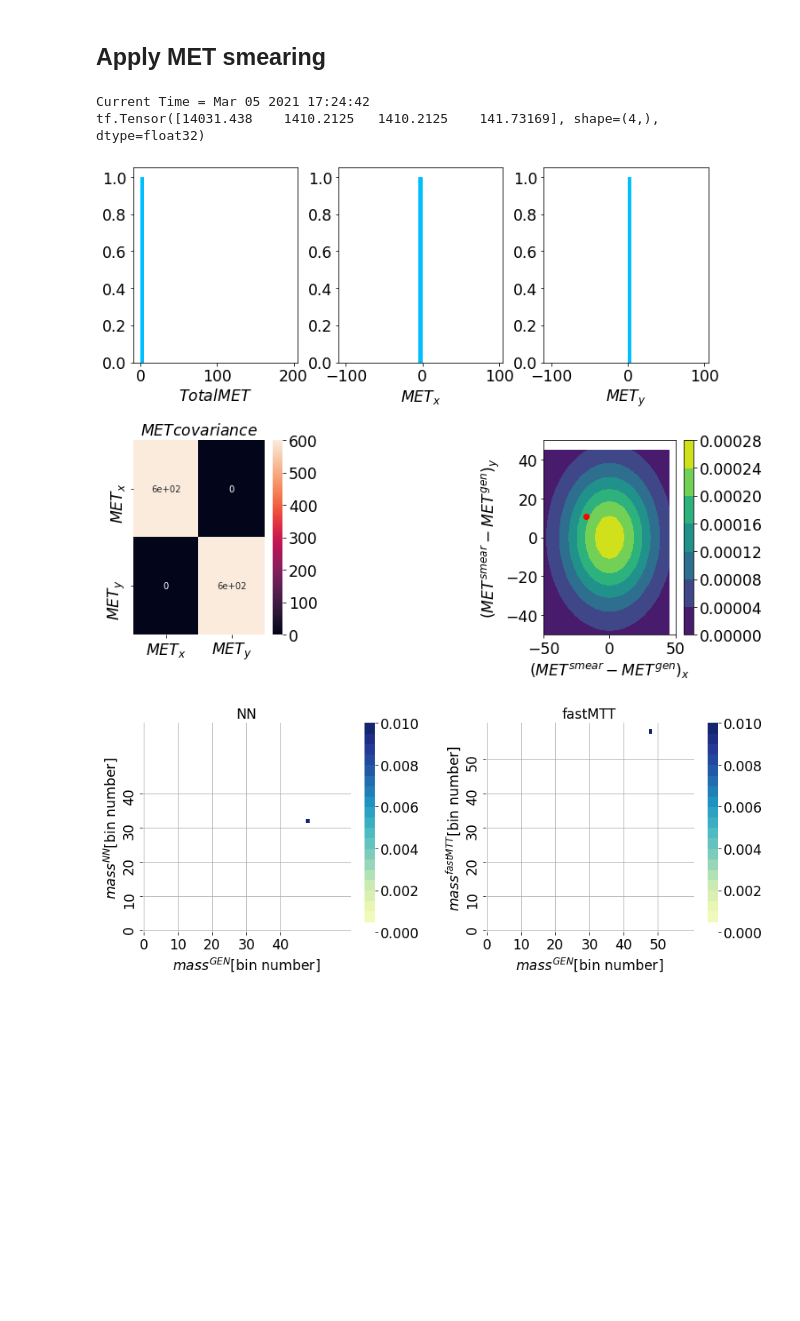
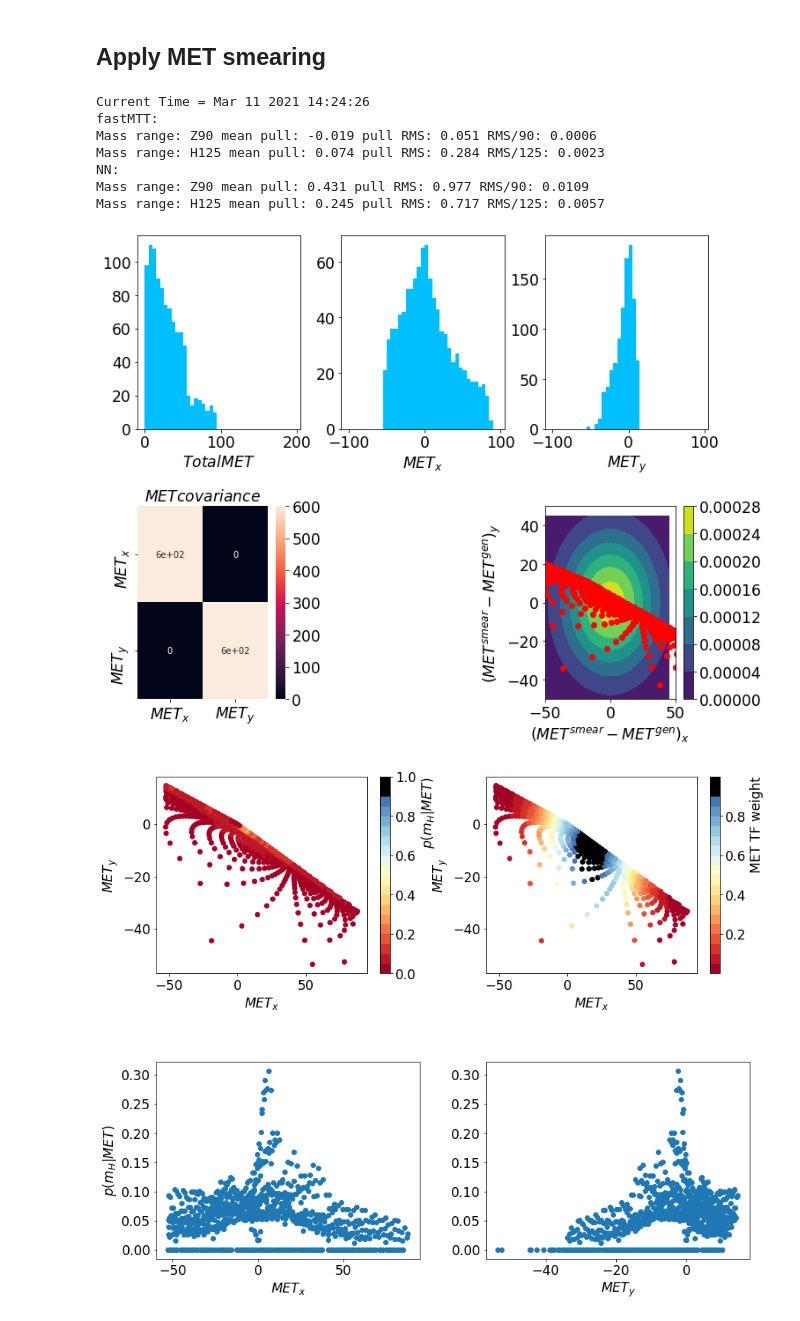
Before and after one commit to akalinow/MachineLearning, a Jupyter notebook: TauTauMass/Training_categorisation.ipynb, the cells around one changed output. Drawn from its saved outputs; the diff is of its cells as text; code cells hidden in the pictures; blank space fills up the shorter version.

Commit message:
* finish moving plotting code to separate module * finish fixing inference with MET TF. Does not give correct result.

```diff
--- a/TauTauMass/Training_categorisation.ipynb
+++ b/TauTauMass/Training_categorisation.ipynb
@@ -32,7 +32,7 @@ else:
 trainDataDir = inputDataPrefix+"/ProgrammingProjects/MachineLearning/TauTauMass/data/25_01_2021/"
 testDataDir = inputDataPrefix+"/ProgrammingProjects/MachineLearning/TauTauMass/data/29_06_2020/"
 
-massBins = tf.concat((tf.range(0.0, 300, 5, dtype=tf.float32), [300,9999.0]), axis=0)
+massBins = tf.concat((tf.range(0.0, 300, 5, dtype=tf.float32), [300,9999999.0]), axis=0)
 # %% [markdown]
 ## Use mixed precision policy: 32 bits for data, 16 bits for weights
 # %%
@@ -154,6 +180,7 @@ def getFeaturesMask():
 
 def mass2Label(tensor):
     tensor = tf.searchsorted(massBins, tensor, side='left')
+    tensor = tf.cast(tensor, tf.int32)
     return tensor
 
 def label2Mass(tensor):
@@ -204,7 +231,7 @@ def benchmark(dataset, num_epochs=2):
 def getCovariance(dataRow):
 
     covScaling = 60000.0
-    #covScaling = 1.0
+    covScaling = 100.0
     cov00 = getFeature("covMET00", dataRow)*covScaling
     cov01 = getFeature("covMET01", dataRow)
     cov10 = getFeature("covMET10", dataRow)
@@ -241,10 +268,11 @@ def generate_smeared_batch(dataRow, gridSize=10):
         decayModeColumn = tf.reshape(decayModeColumn, (gridSize*gridSize,1))
         dataRow = tf.concat([features[:,:-4], smeared_metTot, smeared_met, decayModeColumn], axis=1)
 
-        probabilityThreshold = 0.1
+        probabilityThreshold = 0.01
         gauss2D = multivariate_normal(mean=met, cov=cov)
         indices = gauss2D.pdf(smeared_met)>gauss2D.pdf(met)*probabilityThreshold
         dataRow = tf.boolean_mask(dataRow, indices, axis=0)
+        testMass = tf.boolean_mask(testMass, indices, axis=0)
 
         return dataRow, testMass
 
@@ -432,42 +441,49 @@ Mass range: H125 mean pull: 0.026 pull RMS: 0.097 RMS/125: 0.0008
 import importlib
 import plottingFunctions as plf
 importlib.reload(plf)
 
 if not runOnCluster:
     nEpochsSaved = 5000
     checkpoint_path = "training/model_{epoch:04d}"
     model = tf.keras.models.load_model(checkpoint_path.format(epoch=nEpochsSaved), custom_objects=custom_objects)
 
     current_time = datetime.now().strftime("%b %d %Y %H:%M:%S")
     print("Current Time =", current_time)
 
     testFileNames = glob.glob(testDataDir + 'df.parquet_RootAnalysis_SVfitMLAnalysisMuTau_Pythia8.gzip')
     test_dataset = loadDataset(testFileNames, isTrain=False, nEpochs=1, batchSize=1)
 
-    generator = partial(smearedMETgenerator, test_dataset, 2)
+    generator = partial(smearedMETgenerator, test_dataset,50)
     smeared_Dataset = tf.data.Dataset.from_generator(generator, (tf.float32, tf.float32, tf.float32, tf.float32, tf.float32, tf.float32))
 
     df = pd.DataFrame(columns = ["genMass", "fastMTT", "NN", "metX", "metY"])
+    df_withWeights = pd.DataFrame(columns = ["genMass", "fastMTT", "NN", "metX", "metY"])
     for aBatch in smeared_Dataset.take(1):
 
         covariance = np.reshape(aBatch[3][0], (2,2))
         original_met = np.reshape(aBatch[4:5], (2))
         smeared_met = np.reshape(aBatch[0][:,-3:-1], (-1,2))
-        testMass = aBatch[5]
-        print(testMass)
 
         met_tf_weights = generate_met_tf_weights(smeared_met, original_met, covariance)
 
         plf.plotMET(smeared_met, original_met, covariance)
         df = fillPandasDataset(aBatch, df)
-        plf.plotCM(df, vmax=0.01, mass2Label=mass2Label)
+        plf.probNN_vs_MET(df, met_tf_weights)
+        break
 
-    plf.pullNN_vs_MET(df, met_tf_weights)
-    #for aBatch in smeared_Dataset.take(1000):
-    #    df = fillPandasDataset(aBatch, df)
-    #print(df)
+    for aBatch in smeared_Dataset.take(1000):
+        df_withWeights = fillPandasDatasetWithWeights(aBatch, df_withWeights)
+
+    plf.plotPull(df_withWeights, minX=-0.8, maxX=1.2)
+    plf.compareDYandH125(df_withWeights)
+    #plf.plotCM(df_withWeights, vmax=0.01, mass2Label=mass2Label)
 # %% [output]
-Current Time = Mar 05 2021 17:24:42
-tf.Tensor([14031.438    1410.2125   1410.2125    141.73169], shape=(4,), dtype=float32)
+Current Time = Mar 11 2021 14:24:26
+fastMTT:
+Mass range: Z90 mean pull: -0.019 pull RMS: 0.051 RMS/90: 0.0006
+Mass range: H125 mean pull: 0.074 pull RMS: 0.284 RMS/125: 0.0023
+NN:
+Mass range: Z90 mean pull: 0.431 pull RMS: 0.977 RMS/90: 0.0109
+Mass range: H125 mean pull: 0.245 pull RMS: 0.717 RMS/125: 0.0057
-[figure, old version]
+[figure, new version]
-[figure, old version]
+[figure, new version]
```
Also changed, not shown: parts of 5 cells of this notebook, 1 other file.
